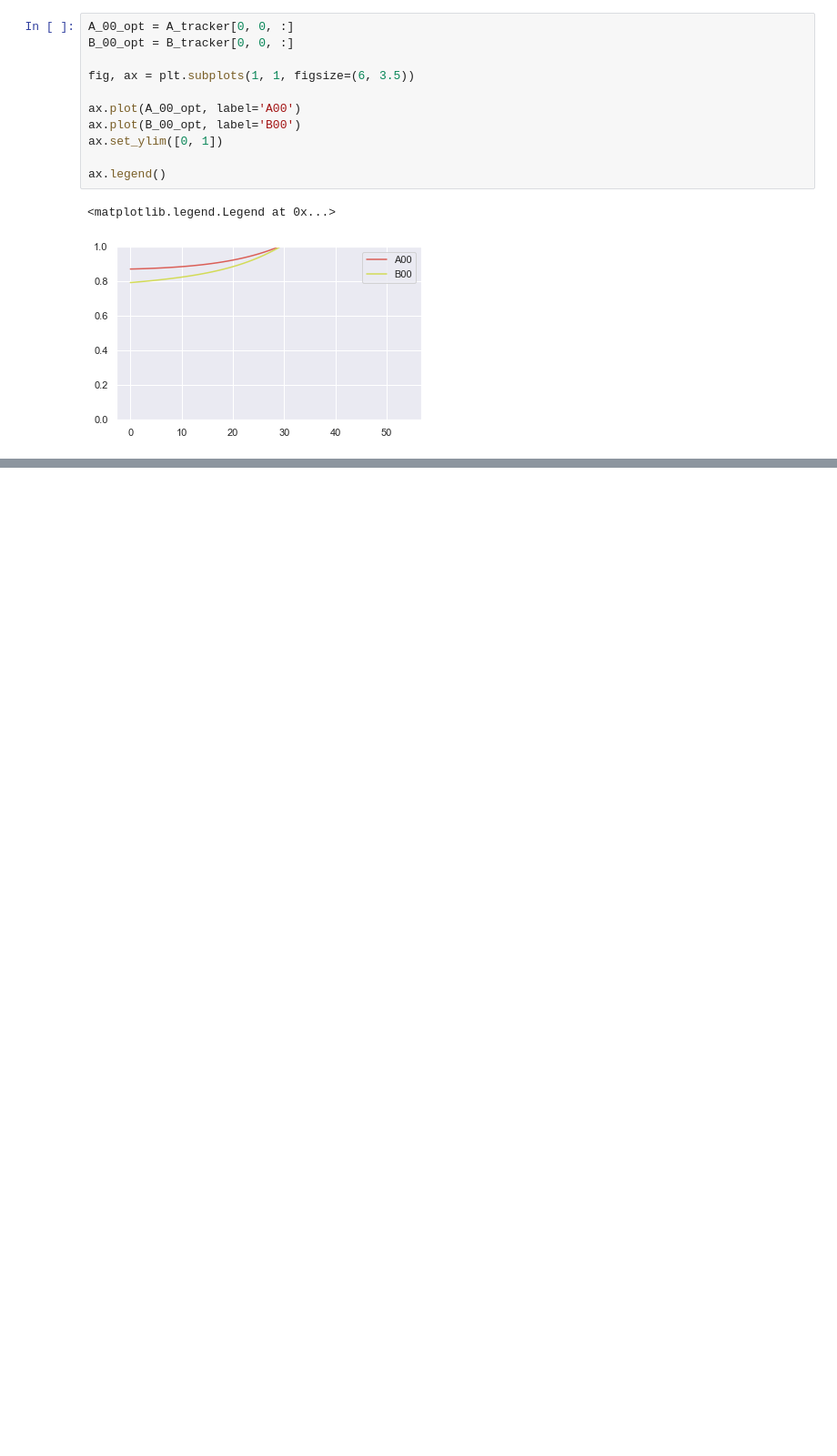
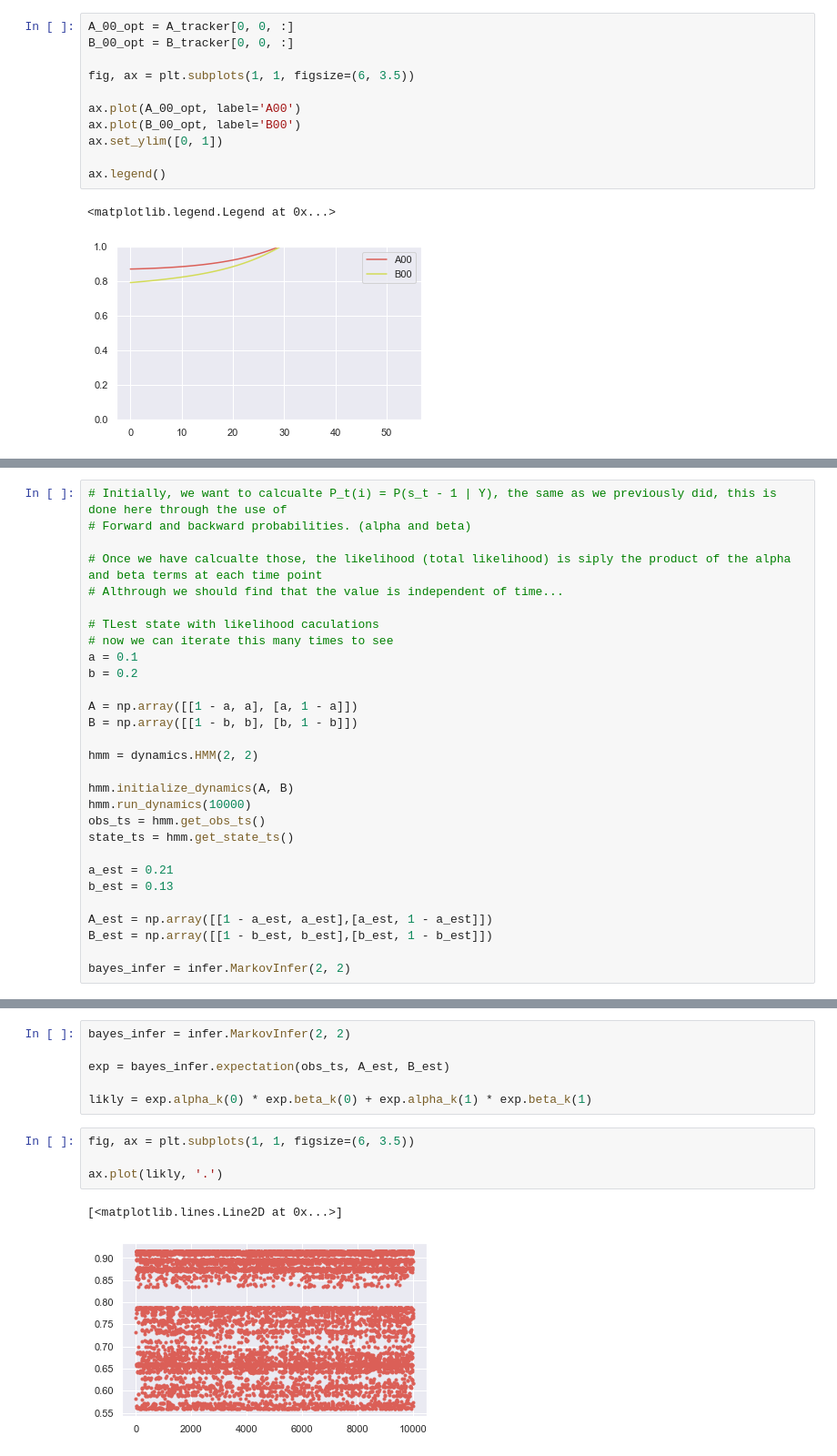
Before and after one commit to StevenJLarge/hmm, a Jupyter notebook: notebooks/07-slarge-baum-welch-optimization.ipynb, the cells around one changed output, grey strips where cells are left out. Shown: that part at 91% size. Drawn from its saved outputs; the diff is of its cells as text; blank space fills up the shorter version.

```diff
--- a/notebooks/07-slarge-baum-welch-optimization.ipynb
+++ b/notebooks/07-slarge-baum-welch-optimization.ipynb
@@ -393,0 +398,29 @@ ax.legend()
+# %%
+# Initially, we want to calcualte P_t(i) = P(s_t - 1 | Y), the same as we previously did, this is done here through the use of
+# Forward and backward probabilities. (alpha and beta)
+
+# Once we have calcualte those, the likelihood (total likelihood) is siply the product of the alpha and beta terms at each time point
+# Althrough we should find that the value is independent of time...
+
+# TLest state with likelihood caculations
+# now we can iterate this many times to see
+a = 0.1
+b = 0.2
+
+A = np.array([[1 - a, a], [a, 1 - a]])
+B = np.array([[1 - b, b], [b, 1 - b]])
+
+hmm = dynamics.HMM(2, 2)
+
+hmm.initialize_dynamics(A, B)
+hmm.run_dynamics(10000)
+obs_ts = hmm.get_obs_ts()
+state_ts = hmm.get_state_ts()
+
+a_est = 0.21
+b_est = 0.13
+
+A_est = np.array([[1 - a_est, a_est],[a_est, 1 - a_est]])
+B_est = np.array([[1 - b_est, b_est],[b_est, 1 - b_est]])
+
+bayes_infer = infer.MarkovInfer(2, 2)
@@ -393,0 +468,13 @@ ax.legend()
+# %%
+bayes_infer = infer.MarkovInfer(2, 2)
+
+exp = bayes_infer.expectation(obs_ts, A_est, B_est)
+
+likly = exp.alpha_k(0) * exp.beta_k(0) + exp.alpha_k(1) * exp.beta_k(1)
+# %%
+fig, ax = plt.subplots(1, 1, figsize=(6, 3.5))
+
+ax.plot(likly, '.')
+# %% [output]
+[<matplotlib.lines.Line2D at 0x...>]
+[figure, added]
```
Also changed, not shown: parts of 4 cells of this notebook, 1 other file.
